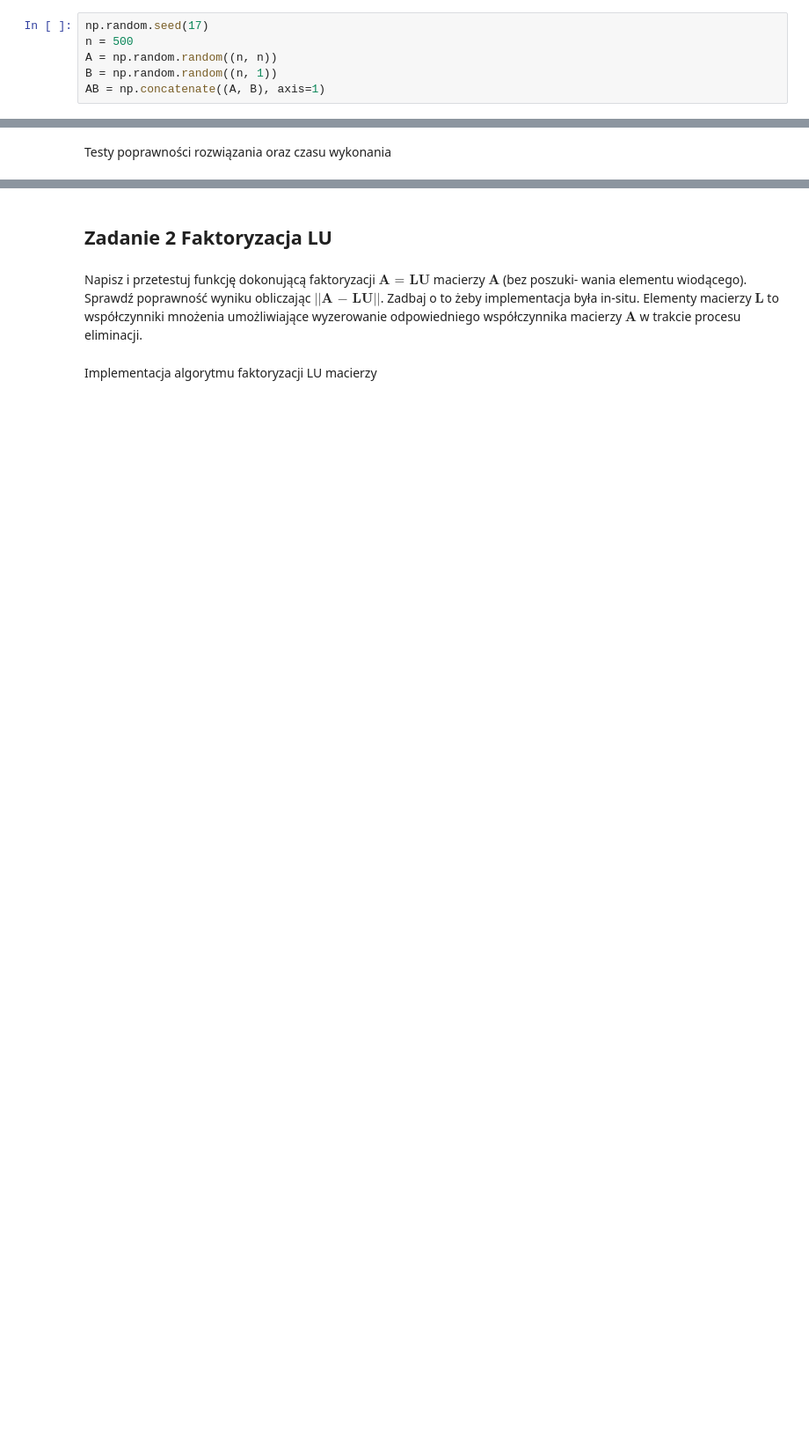
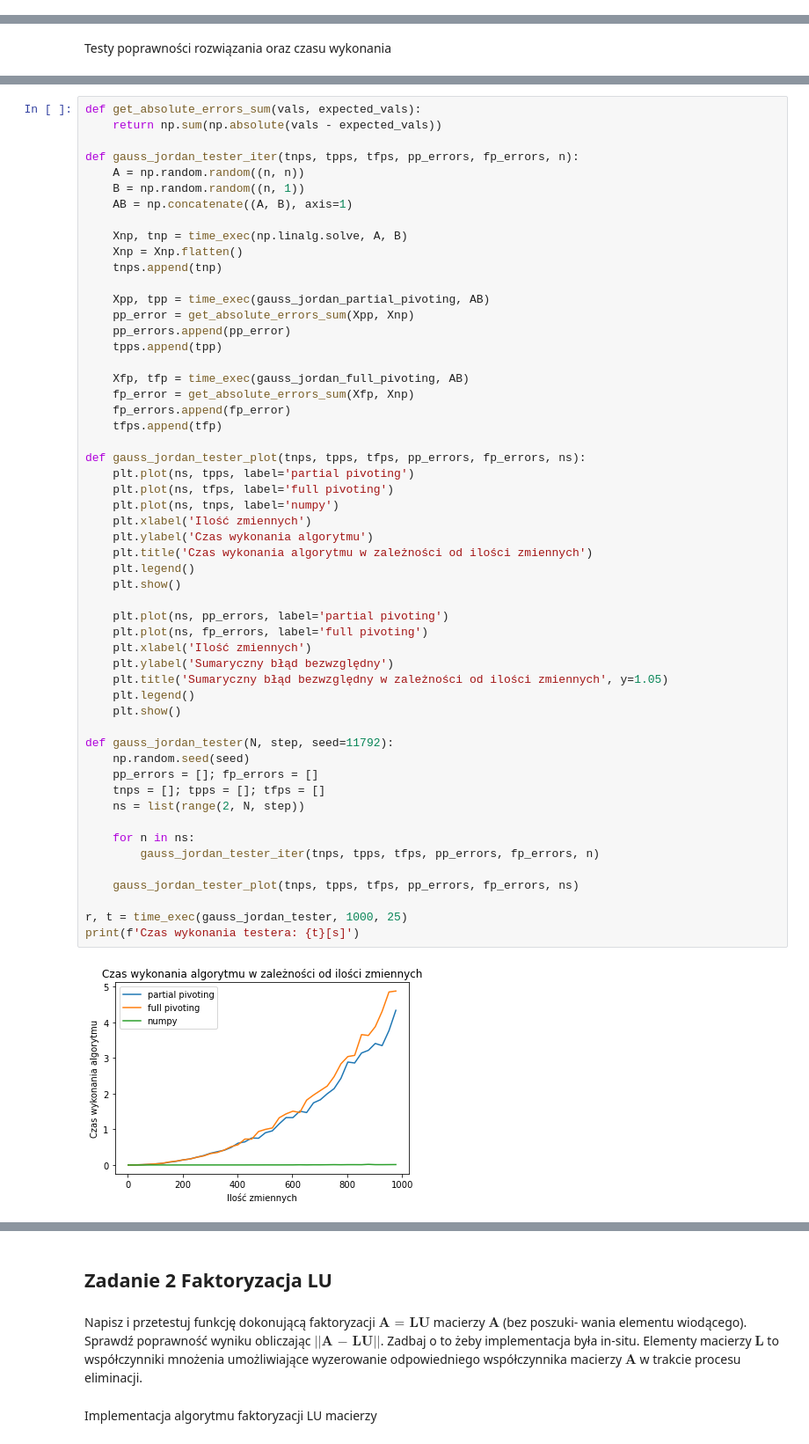
Before and after one commit to proman3419/AGH-WIET-INF-MOwNiT-2022, a Jupyter notebook: 2/2.ipynb, the cells around one changed output, grey strips where cells are left out. Shown at 88% size. Drawn from its saved outputs; the diff is of its cells as text; blank space fills up the shorter version.

```diff
--- a/2/2.ipynb
+++ b/2/2.ipynb
@@ -83,6 +79,0 @@ Dane testowe
-# %%
-np.random.seed(17)
-n = 500
-A = np.random.random((n, n))
-B = np.random.random((n, 1))
-AB = np.concatenate((A, B), axis=1)
@@ -161,0 +128,56 @@ Sumaryczny błąd względny: 2.2473781949999827e-11
+# %%
+def get_absolute_errors_sum(vals, expected_vals):
+    return np.sum(np.absolute(vals - expected_vals))
+
+def gauss_jordan_tester_iter(tnps, tpps, tfps, pp_errors, fp_errors, n):
+    A = np.random.random((n, n))
+    B = np.random.random((n, 1))
+    AB = np.concatenate((A, B), axis=1)
+
+    Xnp, tnp = time_exec(np.linalg.solve, A, B)
+    Xnp = Xnp.flatten()
+    tnps.append(tnp)
+
+    Xpp, tpp = time_exec(gauss_jordan_partial_pivoting, AB)
+    pp_error = get_absolute_errors_sum(Xpp, Xnp)
+    pp_errors.append(pp_error)
+    tpps.append(tpp)
+
+    Xfp, tfp = time_exec(gauss_jordan_full_pivoting, AB)
+    fp_error = get_absolute_errors_sum(Xfp, Xnp)
+    fp_errors.append(fp_error)
+    tfps.append(tfp)
+
+def gauss_jordan_tester_plot(tnps, tpps, tfps, pp_errors, fp_errors, ns):
+    plt.plot(ns, tpps, label='partial pivoting')
+    plt.plot(ns, tfps, label='full pivoting')
+    plt.plot(ns, tnps, label='numpy')
+    plt.xlabel('Ilość zmiennych')
+    plt.ylabel('Czas wykonania algorytmu')
+    plt.title('Czas wykonania algorytmu w zależności od ilości zmiennych')
+    plt.legend()
+    plt.show()
+
+    plt.plot(ns, pp_errors, label='partial pivoting')
+    plt.plot(ns, fp_errors, label='full pivoting')
+    plt.xlabel('Ilość zmiennych')
+    plt.ylabel('Sumaryczny błąd bezwzględny')
+    plt.title('Sumaryczny błąd bezwzględny w zależności od ilości zmiennych', y=1.05)
+    plt.legend()
+    plt.show()
+
+def gauss_jordan_tester(N, step, seed=11792):
+    np.random.seed(seed)
+    pp_errors = []; fp_errors = []
+    tnps = []; tpps = []; tfps = []
+    ns = list(range(2, N, step))
+
+    for n in ns:
+        gauss_jordan_tester_iter(tnps, tpps, tfps, pp_errors, fp_errors, n)
+
+    gauss_jordan_tester_plot(tnps, tpps, tfps, pp_errors, fp_errors, ns)
+
+r, t = time_exec(gauss_jordan_tester, 1000, 25)
+print(f'Czas wykonania testera: {t}[s]')
+# %% [output]
+[figure, added]
```
Also changed, not shown: parts of 15 cells of this notebook.
